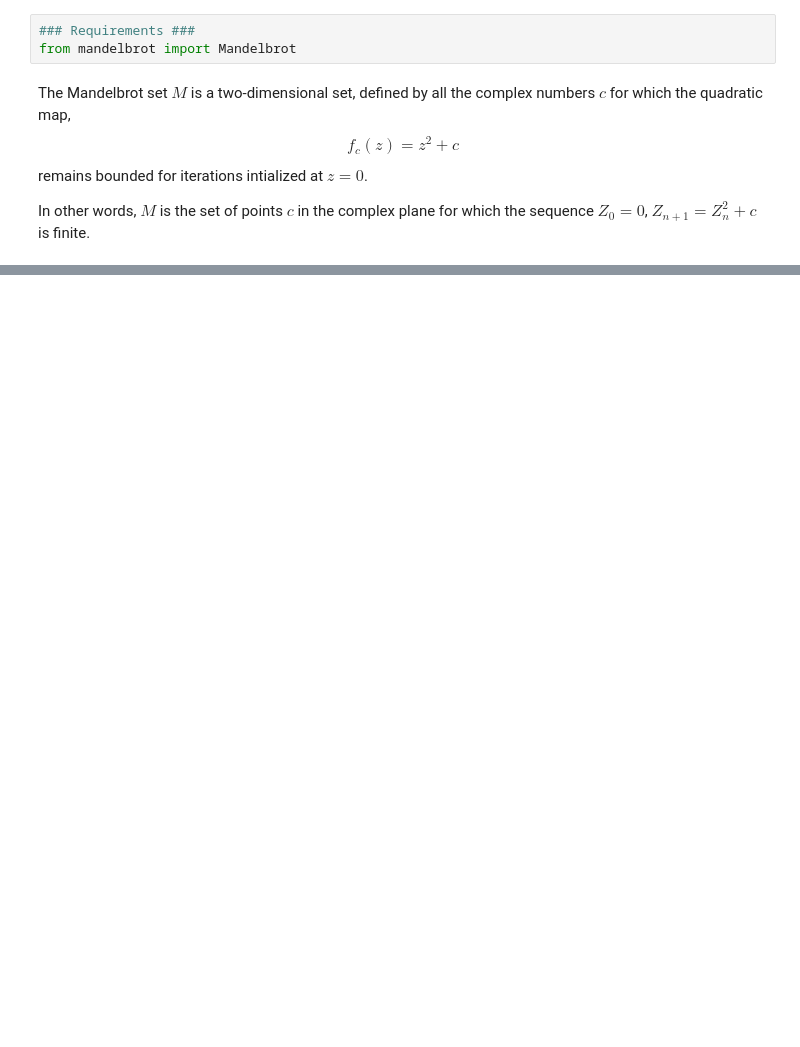
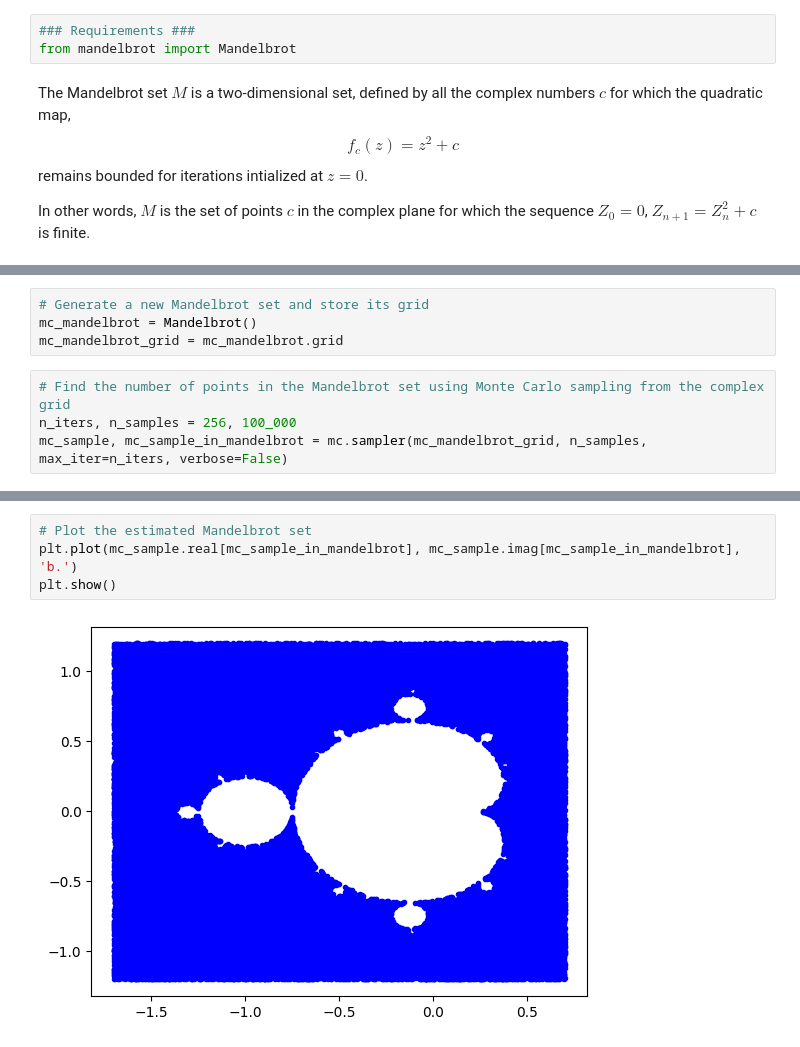
Before and after one commit to DKLEINLEUNK/MandelbrotExplorer, a Jupyter notebook: Notebook.ipynb, the cells around one changed output, grey strips where cells are left out. Drawn from its saved outputs; the diff is of its cells as text; blank space fills up the shorter version.

Commit message:
Finalized MC sampling (see Notebook.ipynb)

```diff
--- a/Notebook.ipynb
+++ b/Notebook.ipynb
@@ -26,0 +36,8 @@ mandel.set(plot=True)
+# %%
+# Generate a new Mandelbrot set and store its grid
+mc_mandelbrot = Mandelbrot()
+mc_mandelbrot_grid = mc_mandelbrot.grid
+# %%
+# Find the number of points in the Mandelbrot set using Monte Carlo sampling from the complex grid
+n_iters, n_samples = 256, 100_000
+mc_sample, mc_sample_in_mandelbrot = mc.sampler(mc_mandelbrot_grid, n_samples, max_iter=n_iters, verbose=False)
@@ -26,0 +52,6 @@ mandel.set(plot=True)
+# %%
+# Plot the estimated Mandelbrot set
+plt.plot(mc_sample.real[mc_sample_in_mandelbrot], mc_sample.imag[mc_sample_in_mandelbrot], 'b.')
+plt.show()
+# %% [output]
+[figure, added]
```
Also changed, not shown: parts of 7 cells of this notebook, 11 other files.
